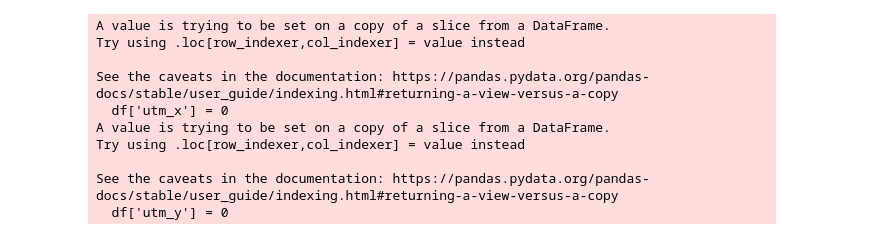
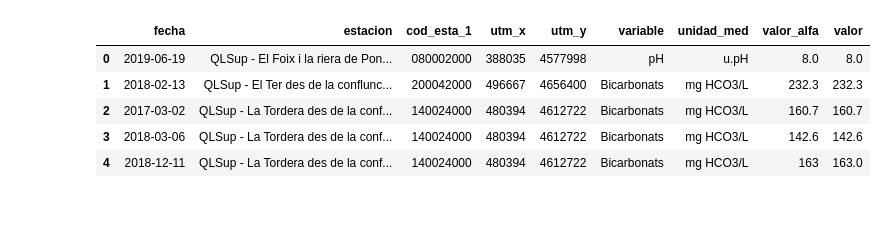
Before and after one commit to icra/traca, a Jupyter notebook: inputs compound generator/scripts/actualitzar_mostres_riu.ipynb, the cells around one changed output. Saved outputs shown, nothing was run; the diff lists cells and outputs as text; code cells hidden in the pictures; blank space fills up the shorter version.

```diff
--- a/inputs compound generator/scripts/actualitzar_mostres_riu.ipynb
+++ b/inputs compound generator/scripts/actualitzar_mostres_riu.ipynb
@@ -77,14 +23,11 @@ df
-# %%
-df['utm_x'] = 0
-df['utm_y'] = 0
-# %% [output]
-A value is trying to be set on a copy of a slice from a DataFrame.
-Try using .loc[row_indexer,col_indexer] = value instead
-
-See the caveats in the documentation: https://pandas.pydata.org/pandas-docs/stable/user_guide/indexing.html#returning-a-view-versus-a-copy
-  df['utm_x'] = 0
-A value is trying to be set on a copy of a slice from a DataFrame.
-Try using .loc[row_indexer,col_indexer] = value instead
-
-See the caveats in the documentation: https://pandas.pydata.org/pandas-docs/stable/user_guide/indexing.html#returning-a-view-versus-a-copy
-  df['utm_y'] = 0
+# %%
+concentrations_df = pd.read_sql("""SELECT fecha, estacion, cod_esta_1, utm_x, utm_y, variable, unidad_med, valor_alfa, valor FROM concentracions where (valor_alfa not LIKE '<%%' OR valor_alfa IS NULL)""", engine)
+concentrations_df['fecha'] = pd.to_datetime(concentrations_df['fecha'], format = 'mixed')
+concentrations_df.head()
+# %% [output]
+|  | fecha | estacion | cod_esta_1 | utm_x | utm_y | variable | unidad_med | valor_alfa | valor |
+| 0 | 2019-06-19 | QLSup - El Foix i la riera de Pon... | 080002000 | 388035 | 4577998 | pH | u.pH | 8.0 | 8.0 |
+| 1 | 2018-02-13 | QLSup - El Ter des de la conflunc... | 200042000 | 496667 | 4656400 | Bicarbonats | mg HCO3/L | 232.3 | 232.3 |
+| 2 | 2017-03-02 | QLSup - La Tordera des de la conf... | 140024000 | 480394 | 4612722 | Bicarbonats | mg HCO3/L | 160.7 | 160.7 |
+| 3 | 2018-03-06 | QLSup - La Tordera des de la conf... | 140024000 | 480394 | 4612722 | Bicarbonats | mg HCO3/L | 142.6 | 142.6 |
+| 4 | 2018-12-11 | QLSup - La Tordera des de la conf... | 140024000 | 480394 | 4612722 | Bicarbonats | mg HCO3/L | 163 | 163.0 |
```
Also changed, not shown: parts of 17 cells of this notebook, 7 other files.
